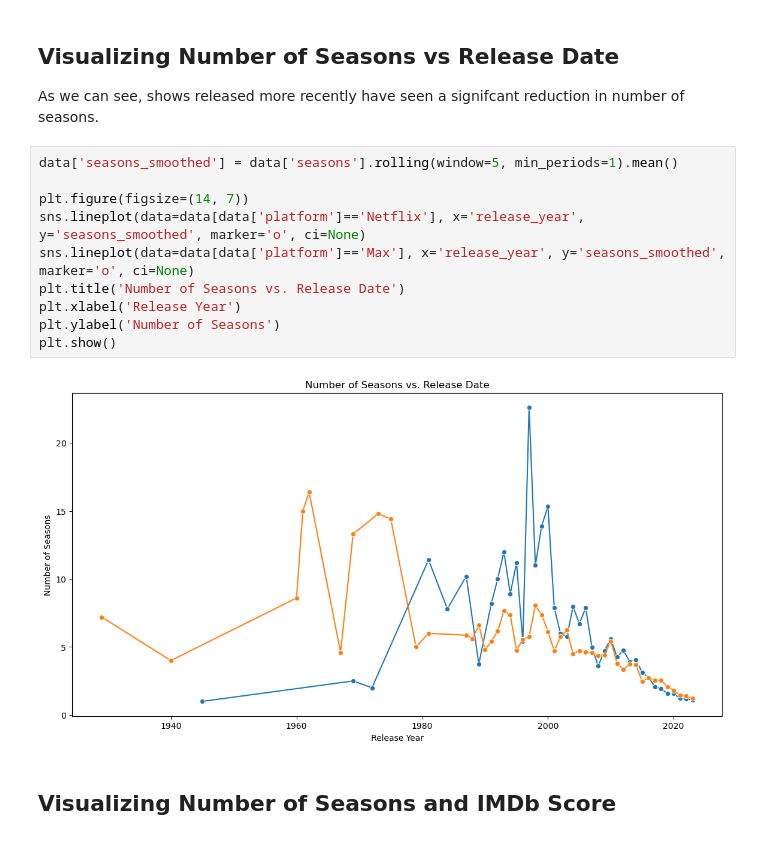
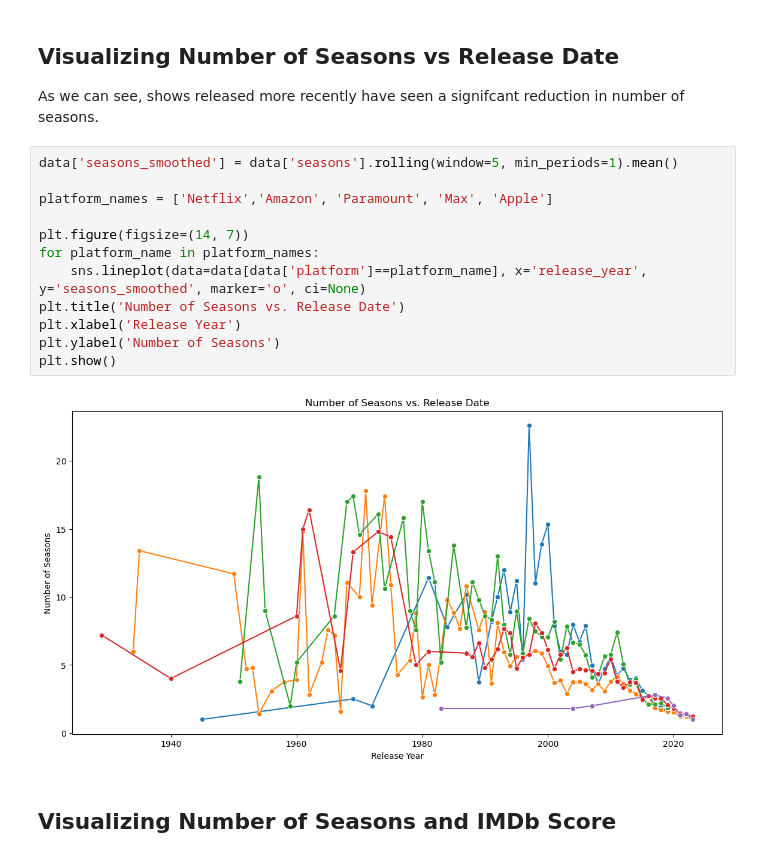
Before and after one commit to miajerph/math189project, a Jupyter notebook: FinalProj_PermutationTesting.ipynb, the cells around one changed output. Saved outputs shown, nothing was run; the diff lists cells and outputs as text.

```diff
--- a/FinalProj_PermutationTesting.ipynb
+++ b/FinalProj_PermutationTesting.ipynb
@@ -117,15 +117,17 @@ As we can see, shows released more recently have seen a signifcant reduction in
 # %%
 data['seasons_smoothed'] = data['seasons'].rolling(window=5, min_periods=1).mean()
 
+platform_names = ['Netflix','Amazon', 'Paramount', 'Max', 'Apple']
+
 plt.figure(figsize=(14, 7))
-sns.lineplot(data=data[data['platform']=='Netflix'], x='release_year', y='seasons_smoothed', marker='o', ci=None)
-sns.lineplot(data=data[data['platform']=='Max'], x='release_year', y='seasons_smoothed', marker='o', ci=None)
+for platform_name in platform_names:
+    sns.lineplot(data=data[data['platform']==platform_name], x='release_year', y='seasons_smoothed', marker='o', ci=None)
 plt.title('Number of Seasons vs. Release Date')
 plt.xlabel('Release Year')
 plt.ylabel('Number of Seasons')
 plt.show()
 # %% [output]
-[figure, old version]
+[figure, new version]
 # %% [markdown]
 ## Visualizing Number of Seasons and IMDb Score
 # %%
```
Also changed, not shown: parts of 4 cells of this notebook.
